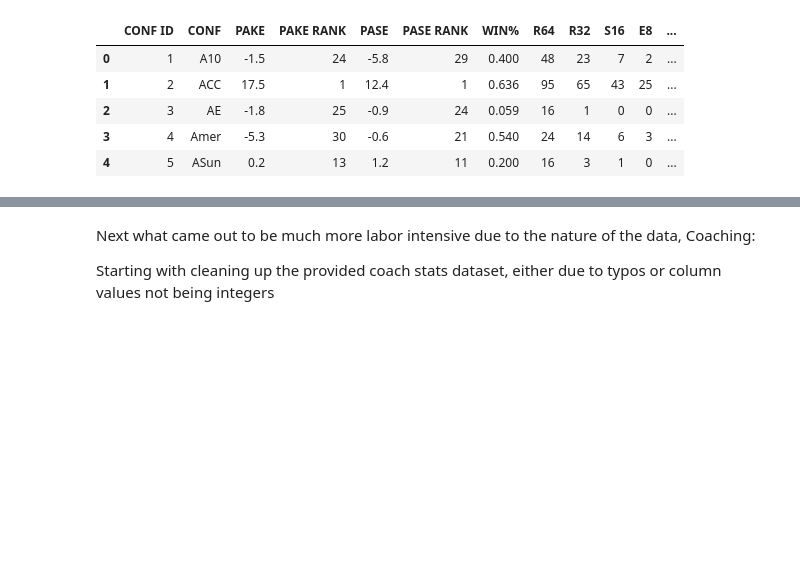
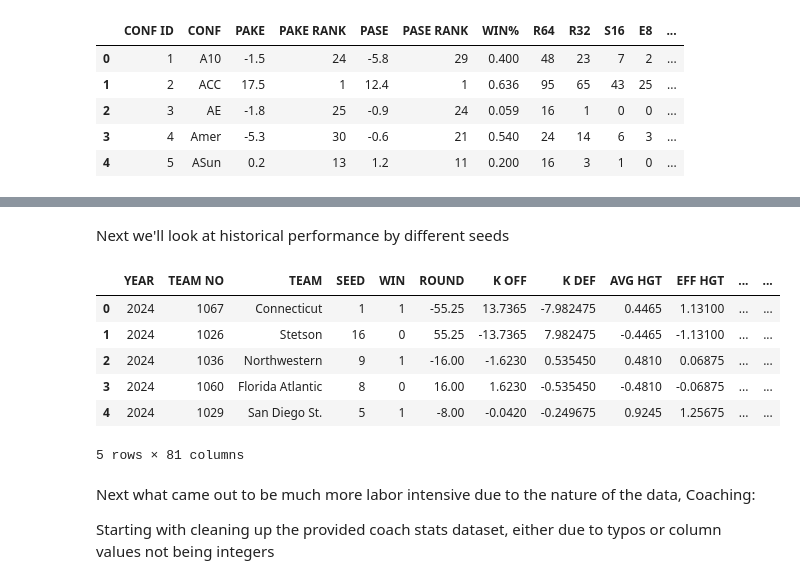
Before and after one commit to nicholaskim1004/MarchMadness, a Jupyter notebook: bracketology/madness.ipynb, the cells around one changed output, grey strips where cells are left out. Cells and saved outputs as stored; diff of their text form; code cells hidden in the pictures; blank space fills up the shorter version.

```diff
--- a/bracketology/madness.ipynb
+++ b/bracketology/madness.ipynb
@@ -176,18 +193,18 @@ def differenced_matchup(df):
         team_b = df.iloc[i+1,:]
 
         if team_a['WIN'] == 1:
-            diff = team_a.iloc[10:]-team_b.iloc[10:]
-            row = list(team_a.iloc[0:10]) + list(diff)
+            diff = (team_a.loc['WIN':]-team_b.loc['WIN':]).drop('WIN')
+            row = list(team_a.loc[:'WIN']) + list(diff)
             matchup.append(row)
 
-            row = list(team_b.iloc[0:10]) + list(-diff)
+            row = list(team_b.loc[:'WIN']) + list(-diff)
             matchup.append(row)
         else:
-            diff = team_b.iloc[10:]-team_a.iloc[10:]
-            row = list(team_b.iloc[0:10]) + list(diff)
+            diff = (team_b.loc['WIN':]-team_a.loc['WIN':]).drop('WIN')
+            row = list(team_b.loc[:'WIN']) + list(diff)
             matchup.append(row)
 
-            row = list(team_a.iloc[0:10]) + list(-diff)
+            row = list(team_a.loc[:'WIN']) + list(-diff)
             matchup.append(row)
 
     columnss = list(df.columns)
@@ -485,3 +509,48 @@ conf_perf.head()
+# %% [markdown]
+Next we'll look at historical performance by different seeds
+# %%
+temp = comp_team_stats.copy()
+temp = temp.drop_duplicates(subset=['YEAR', 'TEAM NO'],keep='first')
+temp = temp.drop(['TEAM NO','TEAM','CONF','CONF ID','MATCHUP ID','CURRENT ROUND'],axis=1)
+grouped_seed = temp.groupby(['YEAR','SEED'])
+grouped_seed = grouped_seed.mean()
+
+comp_sd = []
+
+for yr in yrs:
+    conf_yr = grouped_seed.xs(yr, level='YEAR').drop(['WIN'],axis=1)
+    conf_yr = conf_yr.merge(seed_res.loc[:,['SEED','WIN%']], on='SEED', how='left')
+    conf_yr['YEAR'] = yr
+    comp_sd.append(conf_yr)
+
+comp_sd = pd.concat(comp_sd).reset_index()
+comp_sd = comp_sd.loc[:,['YEAR','SEED','ROUND', 'K OFF', 'K DEF', 'AVG HGT', 'EFF HGT',
+       'BADJ O_A', 'BADJ D_A', 'WIN%_A', 'EFG%_A', 'EFG%D_A', 'PPPO_A',
+       'PPPD_A', 'BADJ O_H', 'BADJ D_H', 'WIN%_H', 'EFG%_H', 'EFG%D_H',
+       'PPPO_H', 'PPPD_H', 'BADJ O_N', 'BADJ D_N', 'WIN%_N', 'EFG%_N',
+       'EFG%D_N', 'PPPO_N', 'PPPD_N', 'TR RATING', 'V 1-25 WINS',
+       'V 1-25 LOSS', 'V 26-50 WINS', 'V 26-50 LOSS', 'LUCK RATING',
+       'CONSISTENCY TR RATING', 'NET RPI', 'RESUME', 'WAB RANK', 'ELO', 'Q1 W',
+       'Q2 W', 'Q3 Q4 L', 'PLUS 500', 'R SCORE', 'BADJ EM', 'FTR', 'FTRD',
+       'BADJ T', 'TOV%', 'TOV%D', 'OREB%', 'OP OREB%', 'RAW T', 'WAB', '2PT%',
+       '2PT%D', '3PT%', '3PT%D', 'BLK%', 'BLKED%', 'AST%', 'OP AST%', '2PTR',
+       '3PTR', '2PTRD', '3PTRD', 'ELITE SOS', 'PAKE', 'PASE', 'R64', 'R32',
+       'S16', 'E8', 'F4', 'F2', 'CHAMP', 'TOP2', 'WIN%']]
+
+temp = comp_team_stats.copy()
+seed_matchup = temp.iloc[:,[0,1,2,6,9]]
+
+seed_matchup = seed_matchup.merge(comp_sd,on=['YEAR','SEED'],how='left')
+diff_seed_matchup = differenced_matchup(seed_matchup)
+diff_seed_matchup.head()
+# %% [output]
+|  | YEAR | TEAM NO | TEAM | SEED | WIN | ROUND | K OFF | K DEF | AVG HGT | EFF HGT | ... | ... |
+| 0 | 2024 | 1067 | Connecticut | 1 | 1 | -55.25 | 13.7365 | -7.982475 | 0.4465 | 1.13100 | ... | ... |
+| 1 | 2024 | 1026 | Stetson | 16 | 0 | 55.25 | -13.7365 | 7.982475 | -0.4465 | -1.13100 | ... | ... |
+| 2 | 2024 | 1036 | Northwestern | 9 | 1 | -16.00 | -1.6230 | 0.535450 | 0.4810 | 0.06875 | ... | ... |
+| 3 | 2024 | 1060 | Florida Atlantic | 8 | 0 | 16.00 | 1.6230 | -0.535450 | -0.4810 | -0.06875 | ... | ... |
+| 4 | 2024 | 1029 | San Diego St. | 5 | 1 | -8.00 | -0.0420 | -0.249675 | 0.9245 | 1.25675 | ... | ... |
+5 rows × 81 columns
 # %% [markdown]
 Next what came out to be much more labor intensive due to the nature of the data, Coaching:
 
```
Also changed, not shown: parts of 13 cells of this notebook.
